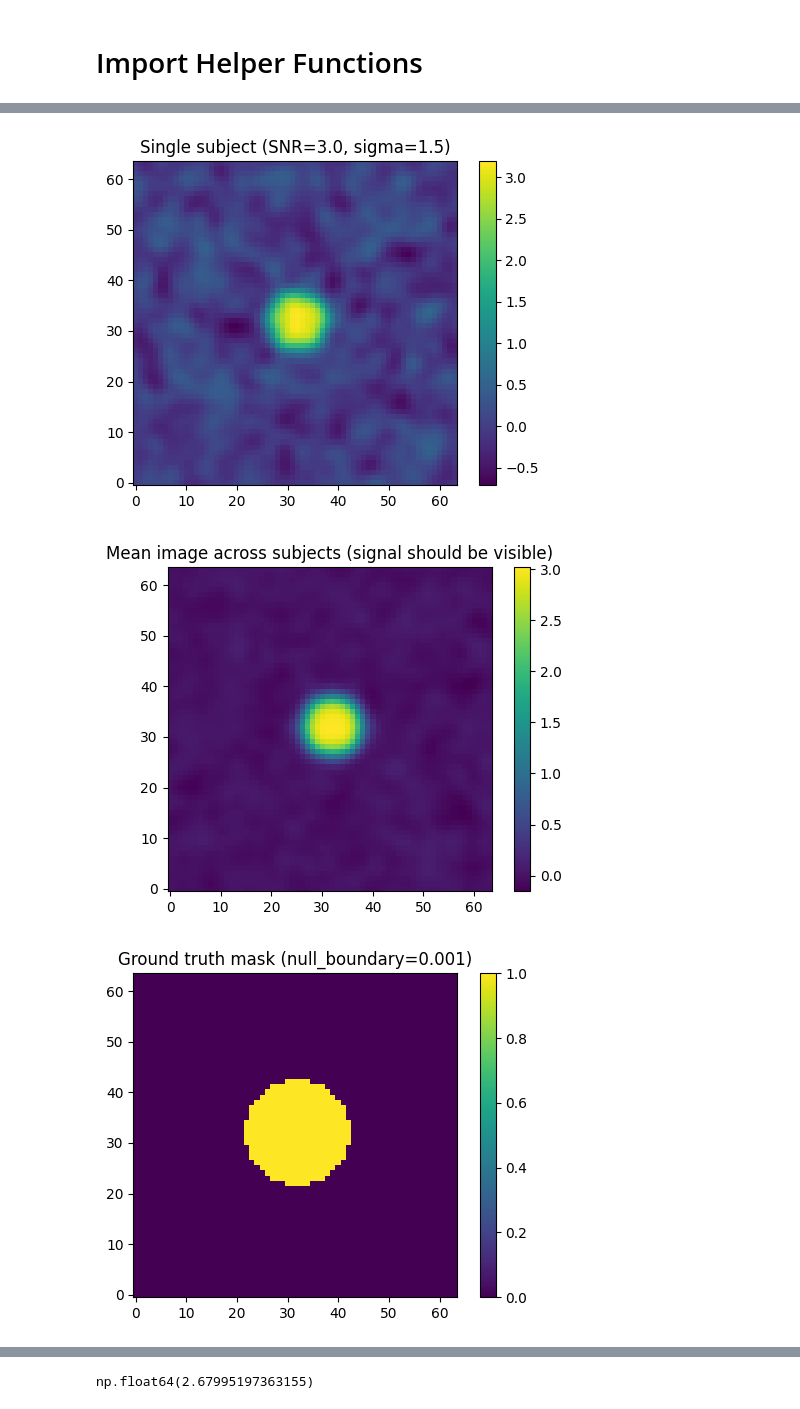
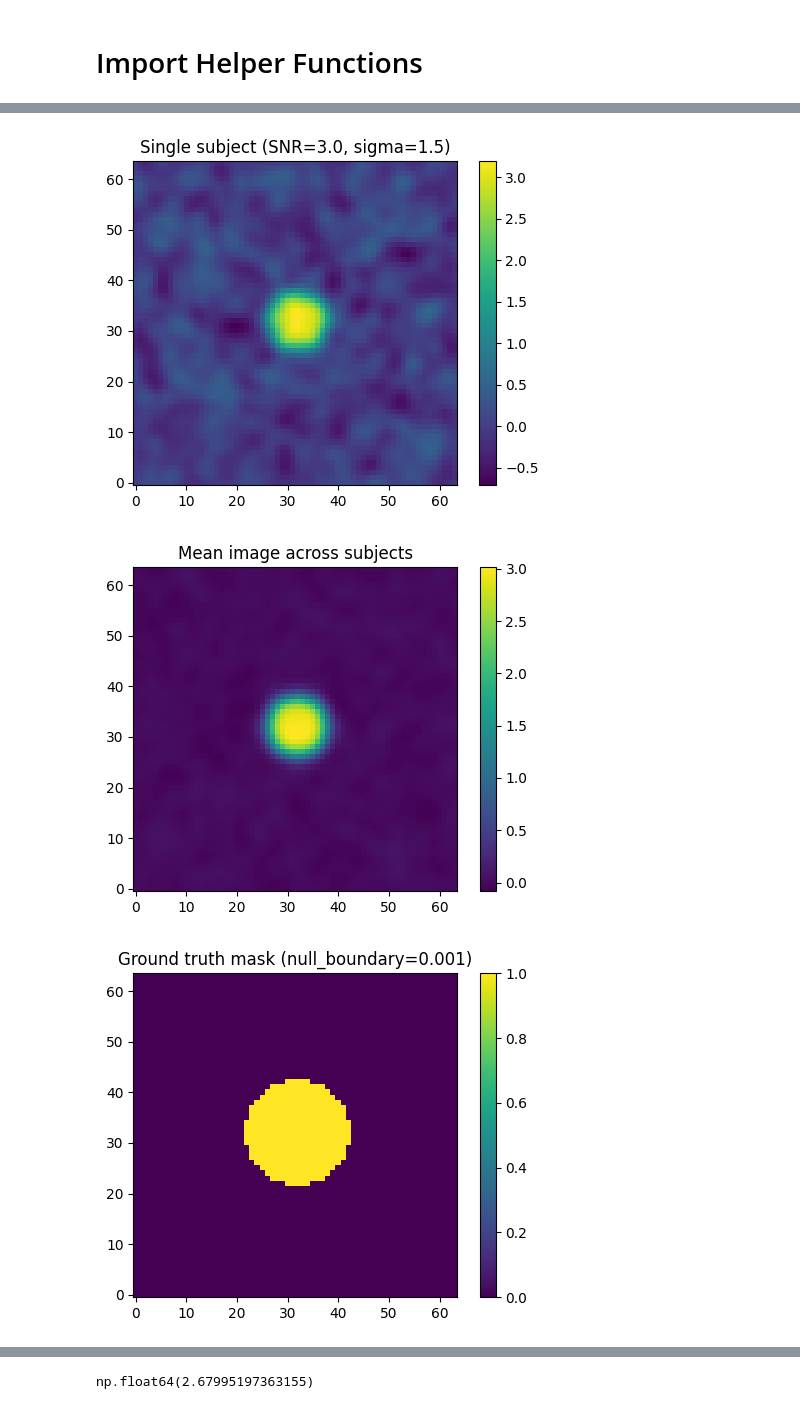
Before and after one commit to lt22412/group_project, a Jupyter notebook: Cluster_wise_permutation/walkthrough.ipynb, the cells around one changed output, grey strips where cells are left out. Saved outputs shown, nothing was run; the diff lists cells and outputs as text; code cells hidden in the pictures.

```diff
--- a/Cluster_wise_permutation/walkthrough.ipynb
+++ b/Cluster_wise_permutation/walkthrough.ipynb
@@ -15,7 +17,7 @@ import matplotlib.pyplot as plt
 from scipy.stats import t
 
 # --- Settings --
-n_subj = 20
+n_subj = 50
 img_side_length = 64
 smoothing_sigma = 1.5
 alpha = 0.05
@@ -47,7 +49,7 @@ plt.show()
 
 plt.figure(figsize=(5,4))
 plt.imshow(data.mean(axis=0), origin="lower")
-plt.title("Mean image across subjects (signal should be visible)")
+plt.title("Mean image across subjects")
 plt.colorbar()
 plt.tight_layout()
 plt.show()
@@ -98,32 +100,32 @@ print(
 # --- Show observed / supra-threshold / significant clusters ---
 supra = (np.abs(tmap_obs) > used_thr)
 
 plt.figure(figsize=(15,4))
 
 plt.subplot(1,3,1)
 plt.imshow(tmap_obs, origin="lower")
 plt.title("Observed t-map")
 plt.colorbar(fraction=0.046)
 
 plt.subplot(1,3,2)
 plt.imshow(supra, origin="lower")
 plt.title(f"Supra-threshold |t| > {used_thr:.2f}")
 plt.colorbar(fraction=0.046)
 
 plt.subplot(1,3,3)
 plt.imshow(sig_clusters_mask, origin="lower")
 plt.title("Significant clusters (clusterwise)")
 plt.colorbar(fraction=0.046)
 
 plt.tight_layout()
 plt.show()
 
 # --- Sensitivity (TPR over truth mask) ---
 tp = np.sum(sig_clusters_mask & true_mask)
 total_true = np.sum(true_mask)
 sensitivity = tp / total_true if total_true > 0 else 0.0
 print("Sensitivity (TPR over truth mask) =", sensitivity)
 # %% [output]
 [figure]
-[figure, old version]
+[figure, new version]
 [figure]
```
Also changed, not shown: parts of 31 cells of this notebook, 1 other file.
